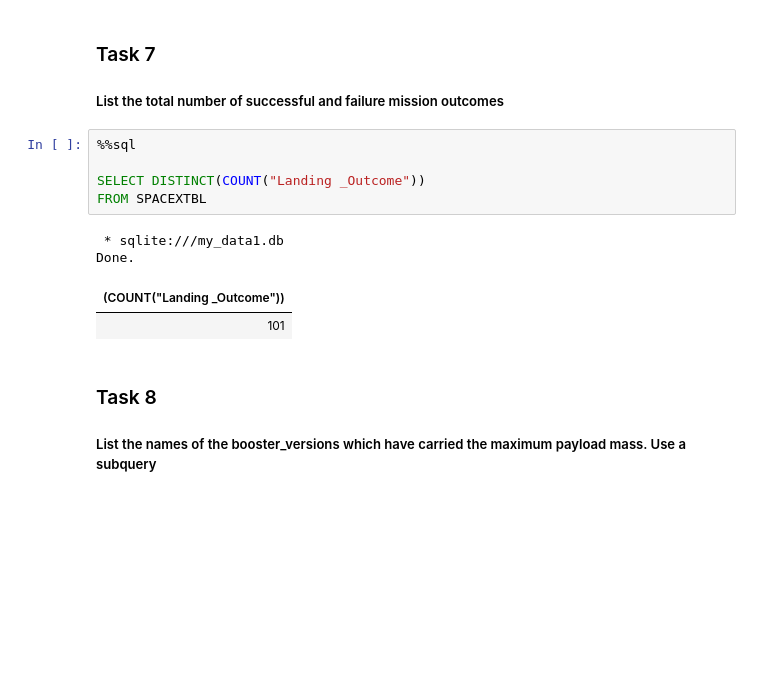
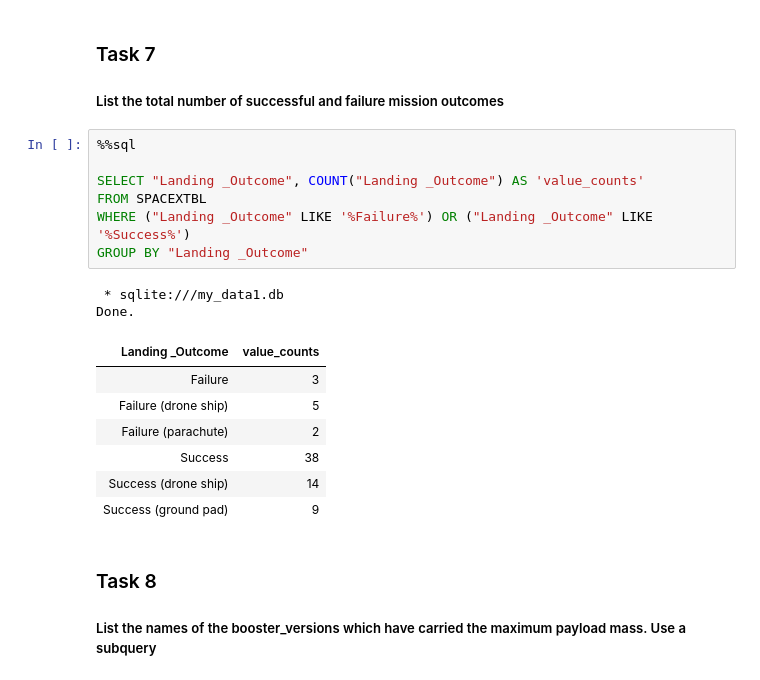
Before and after one commit to so-dipe/IBM-DS-PC, a Jupyter notebook: Capstone/jupyter_labs_eda_sql_coursera_sqllite.ipynb, the cells around one changed output. Drawn from its saved outputs; the diff is of its cells as text; blank space fills up the shorter version.

```diff
--- a/Capstone/jupyter_labs_eda_sql_coursera_sqllite.ipynb
+++ b/Capstone/jupyter_labs_eda_sql_coursera_sqllite.ipynb
@@ -257,13 +249,20 @@ Done.
 # %%
 %%sql
 
-SELECT DISTINCT(COUNT("Landing _Outcome"))
+SELECT "Landing _Outcome", COUNT("Landing _Outcome") AS 'value_counts'
 FROM SPACEXTBL
+WHERE ("Landing _Outcome" LIKE '%Failure%') OR ("Landing _Outcome" LIKE '%Success%')
+GROUP BY "Landing _Outcome"
 # %% [output]
  * sqlite:///my_data1.db
 Done.
-| (COUNT("Landing _Outcome")) |
-| 101 |
+| Landing _Outcome | value_counts |
+| Failure | 3 |
+| Failure (drone ship) | 5 |
+| Failure (parachute) | 2 |
+| Success | 38 |
+| Success (drone ship) | 14 |
+| Success (ground pad) | 9 |
 # %% [markdown]
 ### Task 8
 
```
Also changed, not shown: parts of 5 cells of this notebook.
